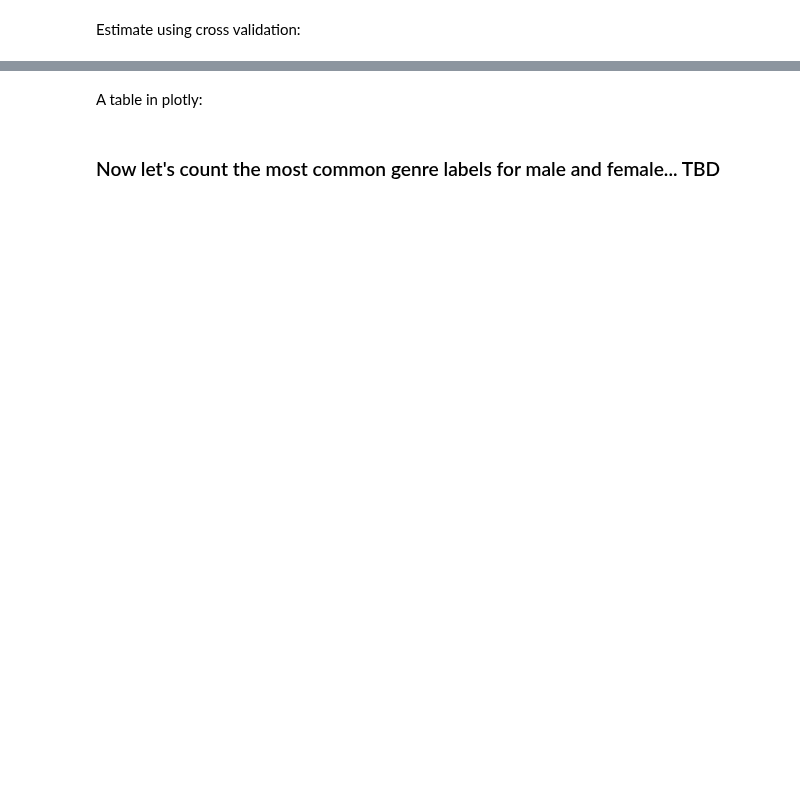
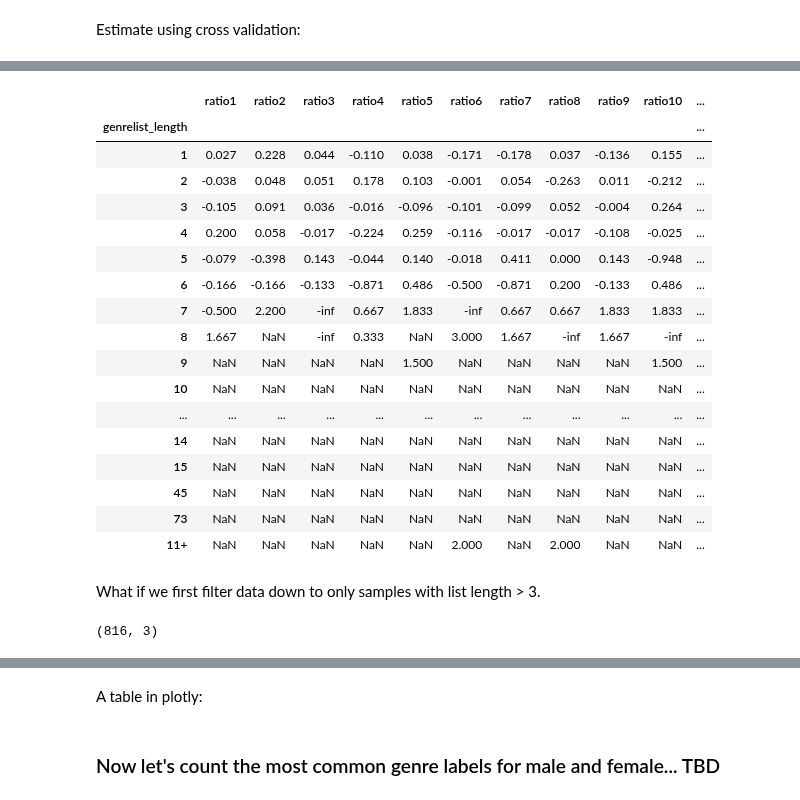
Before and after one commit to fox-daniel/Genre, a Jupyter notebook: code/Analysis/genre_list_size_and_gender.ipynb, the cells around one changed output, grey strips where cells are left out. Saved outputs shown, nothing was run; the diff lists cells and outputs as text; code cells hidden in the pictures; blank space fills up the shorter version.

```diff
--- a/code/Analysis/genre_list_size_and_gender.ipynb
+++ b/code/Analysis/genre_list_size_and_gender.ipynb
@@ -259,2 +212,0 @@ def create_length_counts_by_gender(df):
-# %%
-lcbg = create_length_counts_by_gender(data)
@@ -290,16 +221,0 @@ array([3, 1, 4, ..., 2, 1, 4])
-# %%
-# data_copy = data.copy(deep = True)
-# y = data_copy.pop('gender').values
-# X = data.values
-
-ratios = pd.DataFrame({('artist_count','remove'):lcbg[('artist_count', 'male_to_female_relative_ratio')]}, index = lcbg.index)
-
-kf = KFold(n_splits = 2, shuffle = True, random_state = seed)
-
-for train, test in kf.split(data.genrelist_length.values): #use any column to define the train, test index sets
-    data_train = data.iloc[train]
-    data_test = data.iloc[test]
-    #print(data_train.iloc[:4])
-    length_counts = create_length_counts_by_gender(data_train)
-    ratios.join(length_counts[('artist_count', 'male_to_female_relative_ratio')], how = 'outer')
-    ratios.columns
@@ -328,0 +310,23 @@ ratios
+# %%
+errors
+# %% [output]
+|  | ratio1 | ratio2 | ratio3 | ratio4 | ratio5 | ratio6 | ratio7 | ratio8 | ratio9 | ratio10 | ... |
+| genrelist_length |  |  |  |  |  |  |  |  |  |  | ... |
+| 1 | 0.027 | 0.228 | 0.044 | -0.110 | 0.038 | -0.171 | -0.178 | 0.037 | -0.136 | 0.155 | ... |
+| 2 | -0.038 | 0.048 | 0.051 | 0.178 | 0.103 | -0.001 | 0.054 | -0.263 | 0.011 | -0.212 | ... |
+| 3 | -0.105 | 0.091 | 0.036 | -0.016 | -0.096 | -0.101 | -0.099 | 0.052 | -0.004 | 0.264 | ... |
+| 4 | 0.200 | 0.058 | -0.017 | -0.224 | 0.259 | -0.116 | -0.017 | -0.017 | -0.108 | -0.025 | ... |
+| 5 | -0.079 | -0.398 | 0.143 | -0.044 | 0.140 | -0.018 | 0.411 | 0.000 | 0.143 | -0.948 | ... |
+| 6 | -0.166 | -0.166 | -0.133 | -0.871 | 0.486 | -0.500 | -0.871 | 0.200 | -0.133 | 0.486 | ... |
+| 7 | -0.500 | 2.200 | -inf | 0.667 | 1.833 | -inf | 0.667 | 0.667 | 1.833 | 1.833 | ... |
+| 8 | 1.667 | NaN | -inf | 0.333 | NaN | 3.000 | 1.667 | -inf | 1.667 | -inf | ... |
+| 9 | NaN | NaN | NaN | NaN | 1.500 | NaN | NaN | NaN | NaN | 1.500 | ... |
+| 10 | NaN | NaN | NaN | NaN | NaN | NaN | NaN | NaN | NaN | NaN | ... |
+| ... | ... | ... | ... | ... | ... | ... | ... | ... | ... | ... | ... |
+| 14 | NaN | NaN | NaN | NaN | NaN | NaN | NaN | NaN | NaN | NaN | ... |
+| 15 | NaN | NaN | NaN | NaN | NaN | NaN | NaN | NaN | NaN | NaN | ... |
+| 45 | NaN | NaN | NaN | NaN | NaN | NaN | NaN | NaN | NaN | NaN | ... |
+| 73 | NaN | NaN | NaN | NaN | NaN | NaN | NaN | NaN | NaN | NaN | ... |
+| 11+ | NaN | NaN | NaN | NaN | NaN | 2.000 | NaN | 2.000 | NaN | NaN | ... |
+# %% [markdown]
+What if we first filter data down to only samples with list length > 3.
@@ -328,0 +335,4 @@ ratios
+# %%
+data_long.shape
+# %% [output]
+(816, 3)
```
Also changed, not shown: parts of 19 cells of this notebook.
